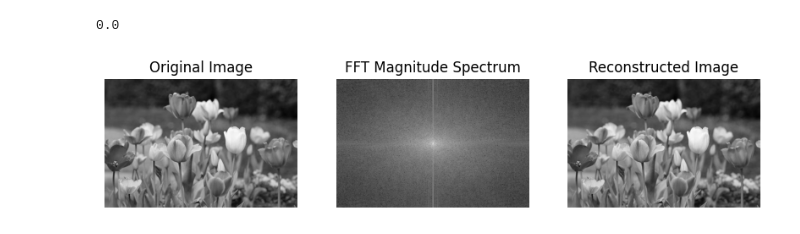
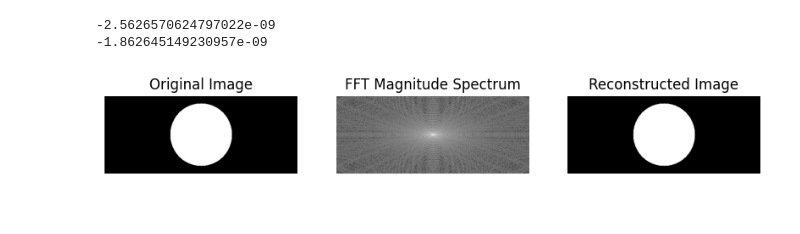
Before and after one commit to Aziz-Ru/DIP_AI_ML_DL, a Jupyter notebook: dip/fft.ipynb, the cells around one changed output. Cells and saved outputs as stored; diff of their text form; code cells hidden in the pictures.

```diff
--- a/dip/fft.ipynb
+++ b/dip/fft.ipynb
@@ -7,7 +7,7 @@ import os
 
 cwd = os.getcwd()
 cwds = cwd.split('/')
-img_path = '/'.join(cwds[:-1]) + f'/image/tulip.jpeg'
+img_path = '/'.join(cwds[:-1]) + f'/image/circle.jpg'
 
 img = cv.imread(img_path, cv.IMREAD_GRAYSCALE)
 # %%
@@ -19,32 +19,35 @@ f = np.fft.fft2(img)
 fshift = np.fft.fftshift(f)
 
 
 # Reverse FFT (frequency → spatial)
 f_ishift = np.fft.ifftshift(fshift)
 img_reconstructed = np.fft.ifft2(f_ishift)
 img_reconstructed = np.abs(img_reconstructed)
 
 magnitude_spectrum = np.log(np.abs(fshift) + 1)
 
+diff = img - img_reconstructed
+print(diff.sum())
 print(img.sum()-img_reconstructed.sum())
 plt.figure(figsize=(10,5))
 
 plt.subplot(1,3,1)
 plt.imshow(img, cmap='gray')
 plt.title('Original Image')
 plt.axis('off')
 
 plt.subplot(1,3,2)
 plt.imshow(magnitude_spectrum, cmap='gray')
 plt.title('FFT Magnitude Spectrum')
 plt.axis('off')
 
 plt.subplot(1,3,3)
 plt.imshow(img_reconstructed, cmap='gray')
 plt.title('Reconstructed Image')
 plt.axis('off')
 
 plt.show()
 # %% [output]
-0.0
+-2.5626570624797022e-09
+-1.862645149230957e-09
-[figure, old version]
+[figure, new version]
```
Also changed, not shown: 17 other files.
